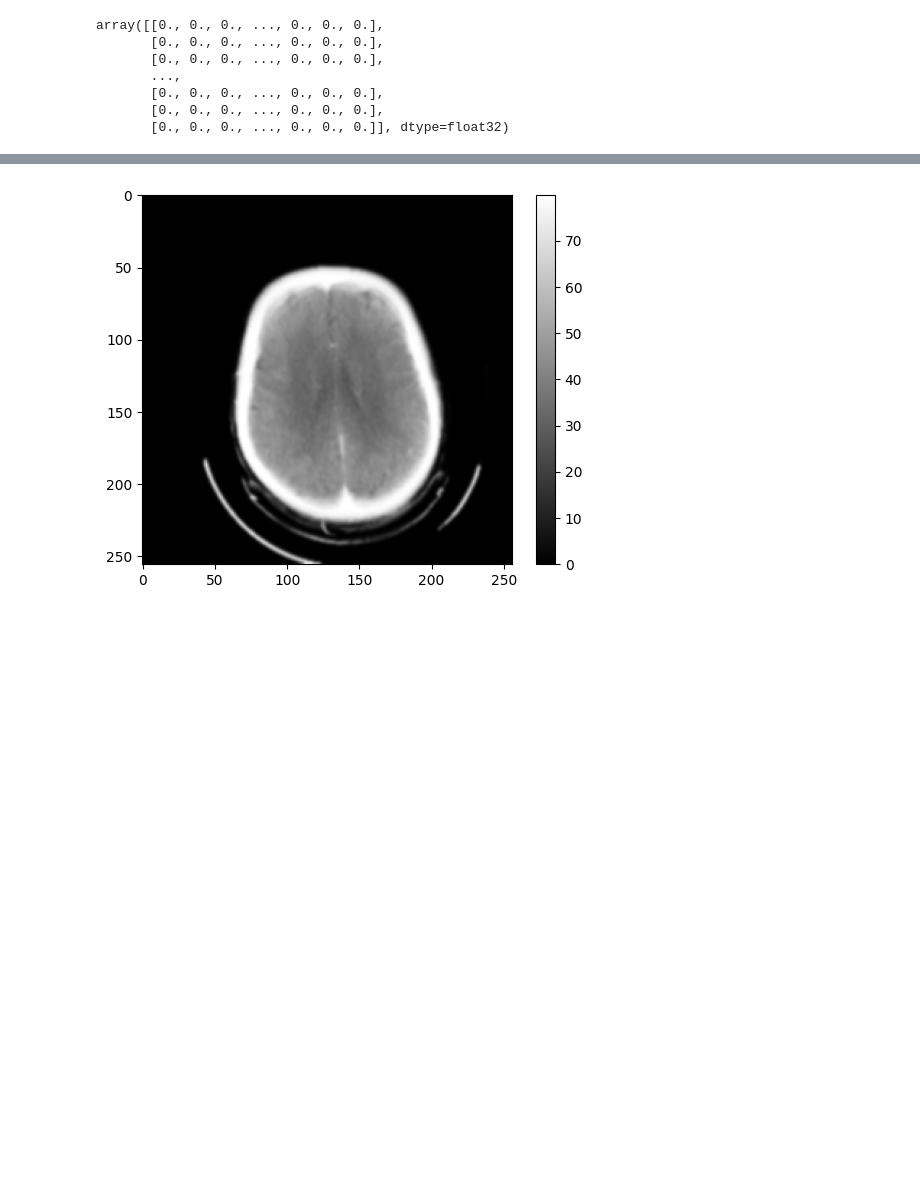
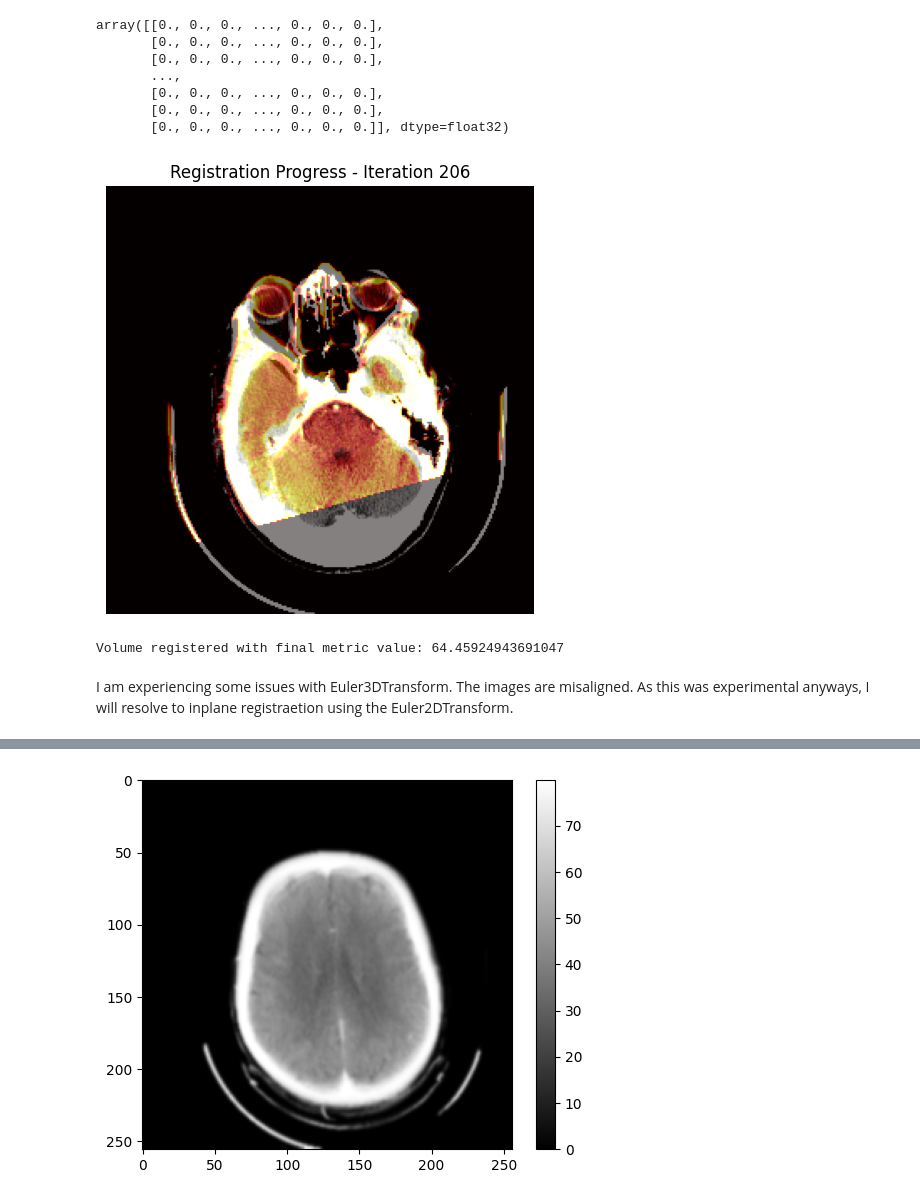
Before and after one commit to Simuschlatz/ChadCTP, a Jupyter notebook: src/playground.ipynb, the cells around one changed output, grey strips where cells are left out. Saved outputs shown, nothing was run; the diff lists cells and outputs as text; code cells hidden in the pictures; blank space fills up the shorter version.

```diff
--- a/src/playground.ipynb
+++ b/src/playground.ipynb
@@ -322,3 +337,8 @@ array([[0., 0., 0., ..., 0., 0., 0.],
        [0., 0., 0., ..., 0., 0., 0.],
        [0., 0., 0., ..., 0., 0., 0.],
        [0., 0., 0., ..., 0., 0., 0.]], dtype=float32)
+# %%
+reg_v = register_volume(v1, v2, lr=1, n_iters=2000)
+# %% [output]
+[figure, added]
+Volume registered with final metric value: 64.45924943691047
@@ -325,3 +504,5 @@ array([[0., 0., 0., ..., 0., 0., 0.],
+# %% [markdown]
+I am experiencing some issues with Euler3DTransform. The images are misaligned. As this was experimental anyways, I will resolve to inplane registraetion using the Euler2DTransform.
 # %%
 def register_volume(moving_volume: np.ndarray, reference_volume: np.ndarray, lr: float = 0.1, n_iters: int = 500, spacing: np.ndarray = (5.0, 0.488281, 0.488281)) -> np.ndarray:
     """
```
Also changed, not shown: parts of 14 cells of this notebook, 3 other files.
